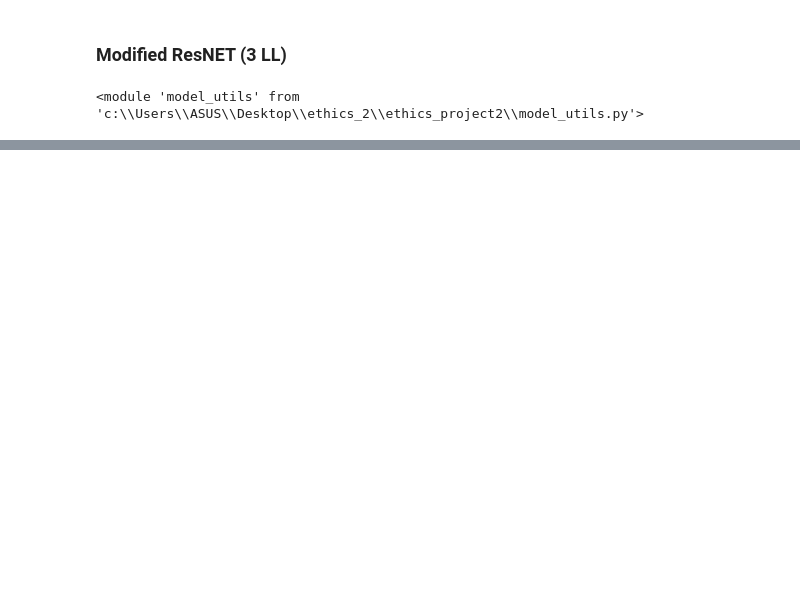
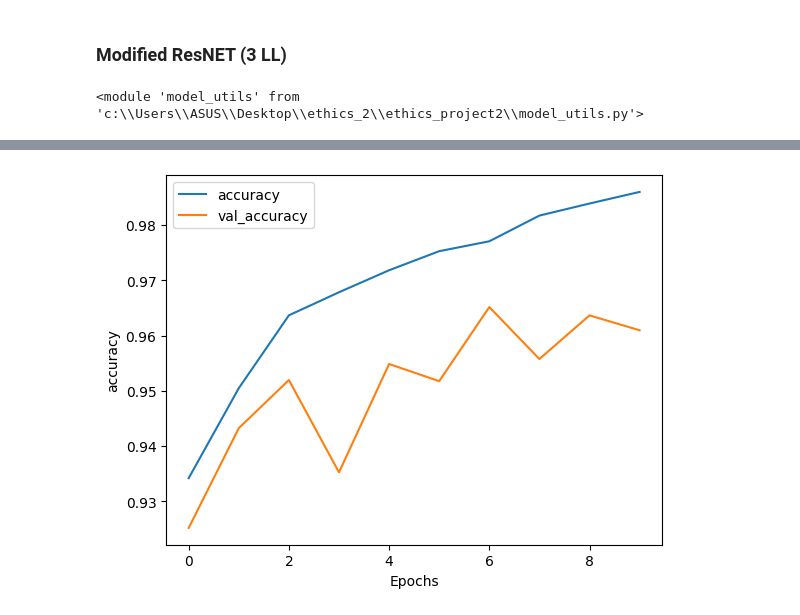
Before and after one commit to AngeloGalav/gauntlet, a Jupyter notebook: playground.ipynb, the cells around one changed output, grey strips where cells are left out. Saved outputs shown, nothing was run; the diff lists cells and outputs as text; code cells hidden in the pictures; blank space fills up the shorter version.

```diff
--- a/playground.ipynb
+++ b/playground.ipynb
@@ -186,3 +269,7 @@ if artifacts != None:
 # %%
-# testing adam performance
-optimizer = torch.optim.Adam(mod_resnet50.parameters(), lr=0.001, weight_decay=0.0001)
+for param in dp_mod_resnet50.parameters():
+    param.requires_grad = True
+
+optimizer = torch.optim.Adam(dp_mod_resnet50.parameters(), lr=0.001)
+# %%
+artifacts = model_utils.train(dataloaders, loss_fn, optimizer, dp_mod_resnet50, "Dropout_ModResNet50_beefy", BATCH_SIZE, EPOCHS, loss_thresh=2.5, force_train=False)
@@ -188,0 +300,6 @@ optimizer = torch.optim.Adam(mod_resnet50.parameters(), lr=0.001, weight_decay=0
+# %%
+if artifacts != None:
+    losses, train_accs, test_accs = artifacts
+    plotter.plot_metrics((train_accs, test_accs), "accuracy")
+# %% [output]
+[figure, added]
```
Also changed, not shown: parts of 21 cells of this notebook, 2 other files.
